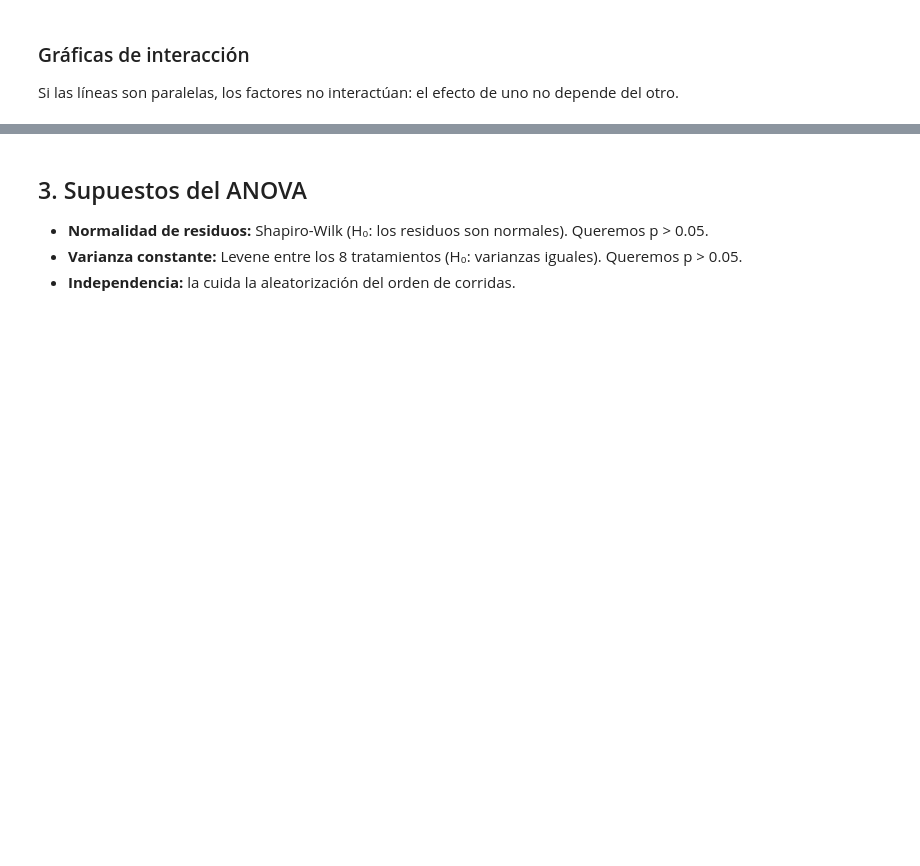
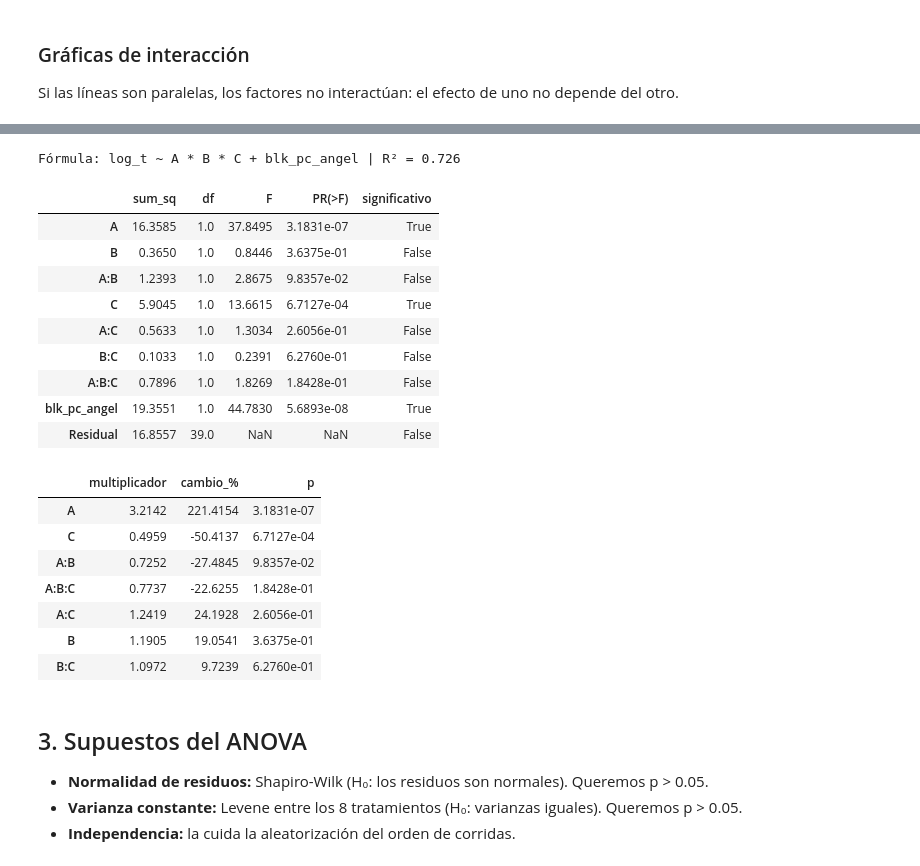
Before and after one commit to salvadorafer11/abarrotespos, a Jupyter notebook: laboratorio/experimento_E2.ipynb, the cells around one changed output, grey strips where cells are left out. Drawn from its saved outputs; the diff is of its cells as text; code cells hidden in the pictures; blank space fills up the shorter version.

```diff
--- a/laboratorio/experimento_E2.ipynb
+++ b/laboratorio/experimento_E2.ipynb
@@ -134,3 +156,42 @@ plt.tight_layout(); plt.show()
+# %%
+if bloques > 1:
+    d_fit["log_t"] = np.log(d_fit["tiempo_s"])
+    formula_log = "log_t ~ A * B * C + " + " + ".join(dum.columns)
+    modelo_log = smf.ols(formula_log, data=d_fit).fit()
+    tabla_log = anova_lm(modelo_log, typ=2)
+    tabla_log["significativo"] = tabla_log["PR(>F)"] < 0.05
+    print(f"Fórmula: {formula_log} | R² = {modelo_log.rsquared:.3f}")
+    display(tabla_log)
+    # Los efectos en log(tiempo_s) se interpretan como factor multiplicativo: exp(coef) es
+    # cuantas veces cambia el tiempo al pasar el factor de -1 a +1 (coef negativo = mas rapido).
+    tlog = [t for t in modelo_log.params.index if t != "Intercept" and not t.startswith("blk_")]
+    multiplicador = np.exp(2 * modelo_log.params[tlog]).rename("tiempo_x_veces")
+    display(pd.DataFrame({"multiplicador": multiplicador,
+                          "cambio_%": (multiplicador - 1) * 100,
+                          "p": modelo_log.pvalues[tlog]}).sort_values("p"))
+    modelo = modelo_log  # se usa en las secciones que siguen
+else:
+    print("Solo hay un bloque: se mantiene el modelo lineal de la sección anterior.")
+# %% [output]
+Fórmula: log_t ~ A * B * C + blk_pc_angel | R² = 0.726
+|  | sum_sq | df | F | PR(>F) | significativo |
+| A | 16.3585 | 1.0 | 37.8495 | 3.1831e-07 | True |
+| B | 0.3650 | 1.0 | 0.8446 | 3.6375e-01 | False |
+| A:B | 1.2393 | 1.0 | 2.8675 | 9.8357e-02 | False |
+| C | 5.9045 | 1.0 | 13.6615 | 6.7127e-04 | True |
+| A:C | 0.5633 | 1.0 | 1.3034 | 2.6056e-01 | False |
+| B:C | 0.1033 | 1.0 | 0.2391 | 6.2760e-01 | False |
+| A:B:C | 0.7896 | 1.0 | 1.8269 | 1.8428e-01 | False |
+| blk_pc_angel | 19.3551 | 1.0 | 44.7830 | 5.6893e-08 | True |
+| Residual | 16.8557 | 39.0 | NaN | NaN | False |
+|  | multiplicador | cambio_% | p |
+| A | 3.2142 | 221.4154 | 3.1831e-07 |
+| C | 0.4959 | -50.4137 | 6.7127e-04 |
+| A:B | 0.7252 | -27.4845 | 9.8357e-02 |
+| A:B:C | 0.7737 | -22.6255 | 1.8428e-01 |
+| A:C | 1.2419 | 24.1928 | 2.6056e-01 |
+| B | 1.1905 | 19.0541 | 3.6375e-01 |
+| B:C | 1.0972 | 9.7239 | 6.2760e-01 |
 # %% [markdown]
 ## 3. Supuestos del ANOVA
 
```
Also changed, not shown: parts of 8 cells of this notebook, 10 other files.
